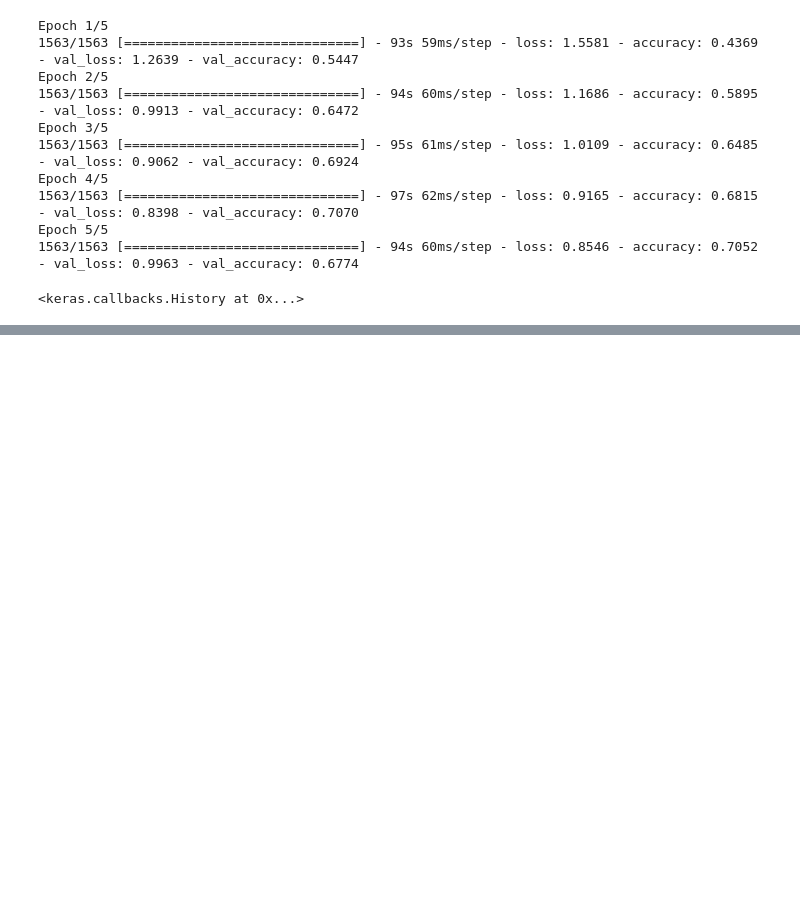
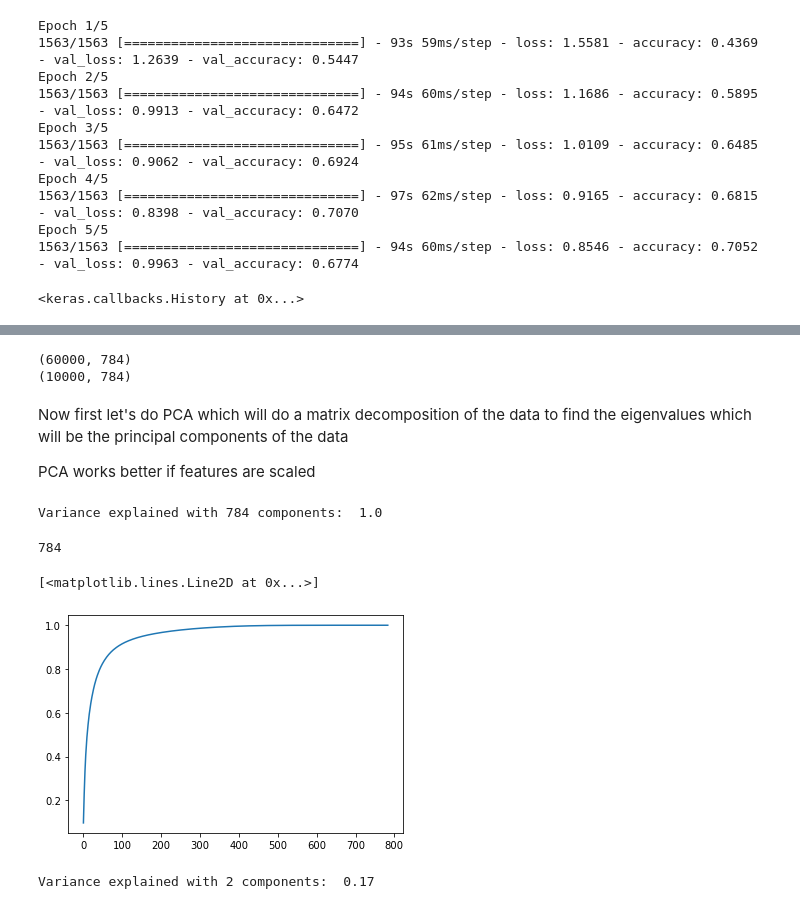
Before and after one commit to Mattyuan98/Intoroduction-to-ML----practice, a Jupyter notebook: Deep learning/Notebooks/DL and NN notes and practice.ipynb, the cells around one changed output, grey strips where cells are left out. Saved outputs shown, nothing was run; the diff lists cells and outputs as text; code cells hidden in the pictures; blank space fills up the shorter version.

```diff
--- a/Deep learning/Notebooks/DL and NN notes and practice.ipynb
+++ b/Deep learning/Notebooks/DL and NN notes and practice.ipynb
@@ -1018,0 +1327,44 @@ Epoch 5/5
+# %%
+x_train_flat = x_train.reshape((len(x_train),np.prod(x_train.shape[1:])))
+x_test_flat = x_test.reshape((len(x_test),np.prod(x_test.shape[1:])))
+
+print(x_train_flat.shape)
+print(x_test_flat.shape)
+# %% [output]
+(60000, 784)
+(10000, 784)
+# %% [markdown]
+Now first let's do PCA which will do a matrix decomposition of the data to find the eigenvalues which will be the principal components of the data
+
+PCA works better if features are scaled
+# %%
+from sklearn.preprocessing import MinMaxScaler
+s = MinMaxScaler().fit(x_train_flat)
+x_train_scaled = s.transform(x_train_flat)
+# %%
+from sklearn.decomposition import PCA
+
+def mnist_pca(x_data, n_comp):
+    pca = PCA(n_components=n_comp)
+
+    fit_pca = pca.fit(x_data)
+
+    print("Variance explained with {0} components: ".format(n_comp),round(sum(fit_pca.explained_variance_ratio_),2))
+    return fit_pca, fit_pca.transform(x_data)
+# %%
+pca_full, mnist_data_full = mnist_pca(x_train_scaled,784)
+# %% [output]
+Variance explained with 784 components:  1.0
+# %%
+len(pca_full.explained_variance_)
+# %% [output]
+784
+# %%
+plt.plot(np.cumsum(pca_full.explained_variance_ratio_))
+# %% [output]
+[<matplotlib.lines.Line2D at 0x...>]
+[figure, added]
+# %%
+pca_2, mnist_data_2 = mnist_pca(x_train_scaled,2)
+# %% [output]
+Variance explained with 2 components:  0.17
```
Also changed, not shown: parts of 48 cells of this notebook.
